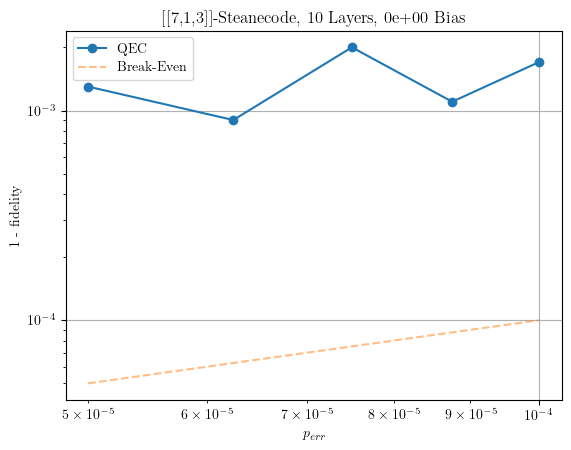
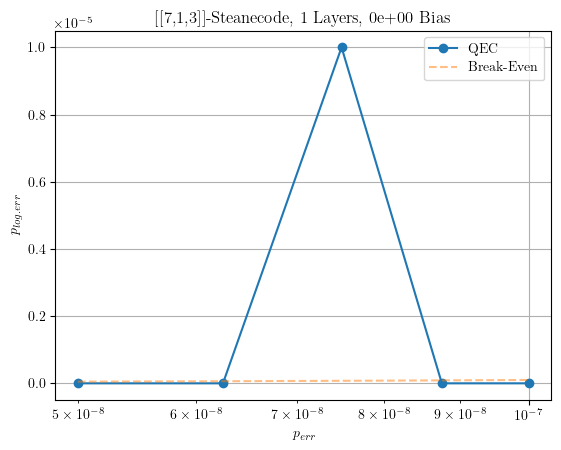
The notebook cell's code change between the first figure and the second:
--- before
+++ after
@@ -8,7 +8,7 @@
 plt.grid()
 plt.legend()
-plt.yscale("log")
+# plt.yscale("log")
 plt.xscale("log")
-plt.ylabel(r"1 - fidelity")
+plt.ylabel(r"$p_{log. err}$")
 plt.xlabel(r"$p_{err}$")
 if code == "rotsurf":

Commit: hmmm, mehr samplen?